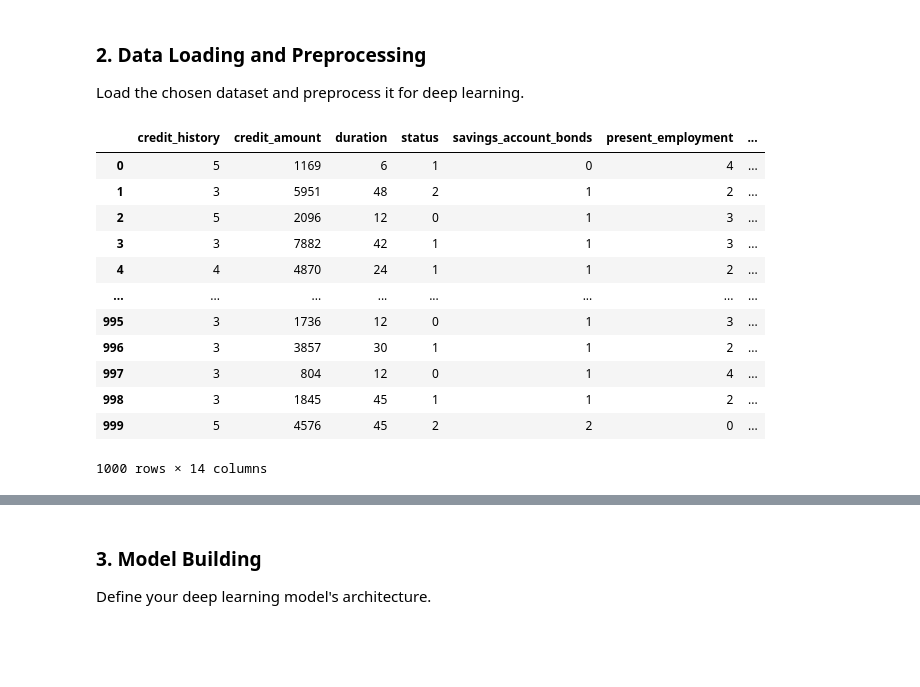
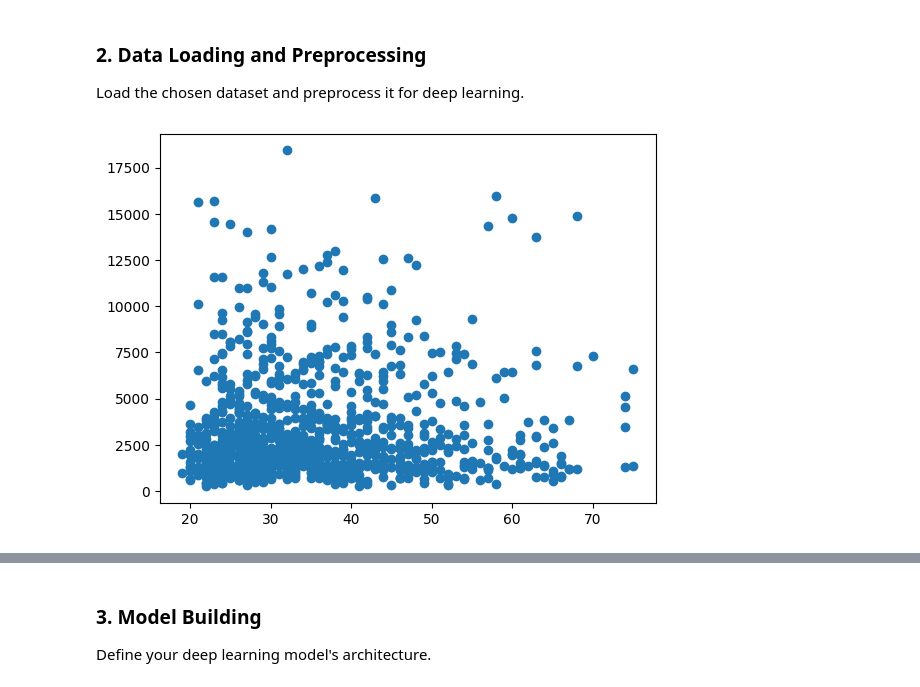
Before and after one commit to AburizalAN/learn-ml, a Jupyter notebook: 04_pytorch_project_aburizal.ipynb, the cells around one changed output, grey strips where cells are left out. Cells and saved outputs as stored; diff of their text form; code cells hidden in the pictures; blank space fills up the shorter version.

```diff
--- a/04_pytorch_project_aburizal.ipynb
+++ b/04_pytorch_project_aburizal.ipynb
@@ -100,6 +102,9 @@ import torch
 Load the chosen dataset and preprocess it for deep learning.
 # %%
 # Write your preprocessing here
+# pd.set_option("display.max_rows", 1000)
+# pd.set_option('display.max_columns', 500)
+
 column_names = [
     "status",  # Status of existing checking account
     "duration", # Month
@@ -130,6 +135,10 @@ df = pd.read_csv(
     index_col=False
 )
 
+# print(df.groupby("age")["class"].count())
+
+plt.scatter(df["age"], df["credit_amount"])
+
 x_filtered = df[[
   "credit_history",
   "credit_amount",
@@ -140,7 +149,8 @@ x_filtered = df[[
   "installment_rate",
   "personal_status",
   "existing_credits",
-  "age"
+  "age",
+  "class",
 ]]
 
 def replace_credit_history(data):
@@ -155,55 +165,77 @@ def replace_credit_history(data):
 
 def replace_status(data):
   label = {
-    "A14": 0,
     "A11": 1,
     "A12": 2,
     "A13": 3,
+    "A14": 4,
   }
   return label.get(data, data)
 
 def replace_savings_account_bonds(data):
   label = {
-    "A65": 0,
     "A61": 1,
     "A62": 2,
     "A63": 3,
     "A64": 4,
+    "A65": 5,
   }
   return label.get(data, data)
 
 def replace_present_employement(data):
   label = {
-    "A71": 0,
-    "A72": 1,
-    "A73": 2,
-    "A74": 3,
-    "A75": 4,
+    "A71": 1,
+    "A72": 2,
+    "A73": 3,
+    "A74": 4,
+    "A75": 5,
   }
   return label.get(data, data)
 
+def replace_purpose(data):
+  label = {
+    "A40" : 1,
+    "A41" : 2,
+    "A42" : 3,
+    "A43" : 4,
+    "A44" : 5,
+    "A45" : 6,
+    "A46" : 7,
+    "A47" : 8,
+    "A48" : 9,
+    "A49" : 10,
+    "A410" : 11
+  }
+  return label.get(data, data)
+
+# label encoding column credit_history, status, savings_account_bonds, and present_employment
 x_filtered.loc[:, "credit_history"] = x_filtered["credit_history"].apply(replace_credit_history)
 x_filtered.loc[:, "status"] = x_filtered["status"].apply(replace_status)
 x_filtered.loc[:, "savings_account_bonds"] = x_filtered["savings_account_bonds"].apply(replace_savings_account_bonds)
 x_filtered.loc[:, "present_employment"] = x_filtered["present_employment"].apply(replace_present_employement)
+# x_filtered.loc[:, "purpose"] = x_filtered["purpose"].apply(replace_purpose)
+
+# One Hot Encoding column personal_status
 personal_status_encoded = pd.get_dummies(data=x_filtered["personal_status"], dtype="int")
-new_x_filtered = pd.concat([x_filtered, personal_status_encoded], axis=1)
-new_x_filtered.drop(columns=["personal_status"])
+x_filtered = pd.concat([x_filtered, personal_status_encoded], axis=1)
 
-processed_df = new_x_filtered
+# job_encoded = pd.get_dummies(data=x_filtered["job"], dtype="int")
+# x_filtered = pd.concat([x_filtered, job_encoded], axis=1)
+
+# purpose_encoded = pd.get_dummies(data=x_filtered["purpose"], dtype="int")
+# x_filtered = pd.concat([x_filtered, purpose_encoded], axis=1)
+
+# housing_encoded = pd.get_dummies(data=x_filtered["housing"], dtype="int")
+# x_filtered = pd.concat([x_filtered, housing_encoded], axis=1)
+
+x_filtered.drop(columns=["personal_status"], inplace=True)
+
+# Standardize column credit_amount
+x_filtered["credit_amount"] = (x_filtered["credit_amount"] - x_filtered["credit_amount"].mean()) / x_filtered["credit_amount"].std()
+
+processed_df = x_filtered
+processed_df = processed_df.astype("float32")
 # Load your data
-processed_df
+# processed_df
 # %% [output]
-|  | credit_history | credit_amount | duration | status | savings_account_bonds | present_employment | ... |
-| 0 | 5 | 1169 | 6 | 1 | 0 | 4 | ... |
-| 1 | 3 | 5951 | 48 | 2 | 1 | 2 | ... |
-| 2 | 5 | 2096 | 12 | 0 | 1 | 3 | ... |
-| 3 | 3 | 7882 | 42 | 1 | 1 | 3 | ... |
-| 4 | 4 | 4870 | 24 | 1 | 1 | 2 | ... |
-| ... | ... | ... | ... | ... | ... | ... | ... |
-| 995 | 3 | 1736 | 12 | 0 | 1 | 3 | ... |
-| 996 | 3 | 3857 | 30 | 1 | 1 | 2 | ... |
-| 997 | 3 | 804 | 12 | 0 | 1 | 4 | ... |
-| 998 | 3 | 1845 | 45 | 1 | 1 | 2 | ... |
-| 999 | 5 | 4576 | 45 | 2 | 2 | 0 | ... |
-1000 rows × 14 columns
+[figure, added]
```
Also changed, not shown: parts of 5 cells of this notebook, 3 other files.
